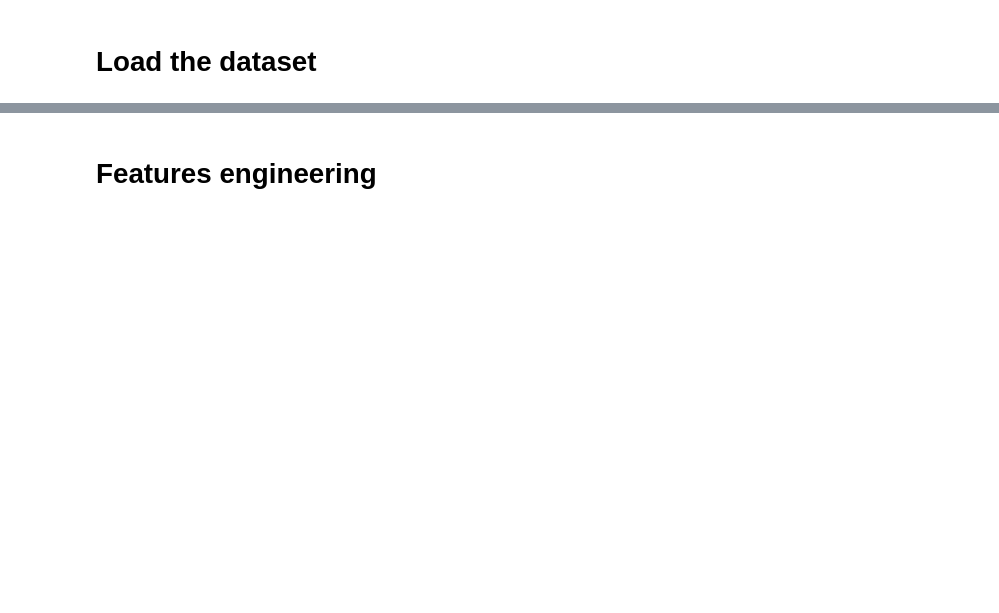
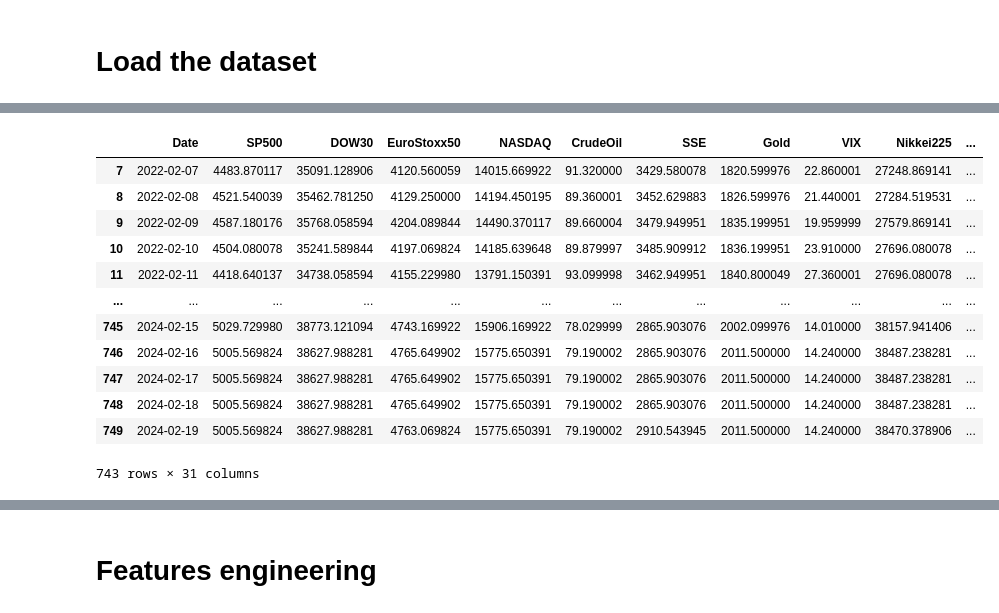
Before and after one commit to SkyTong/DS440, a Jupyter notebook: Expr17_LSTM_1D_CNN.ipynb, the cells around one changed output, grey strips where cells are left out. Saved outputs shown, nothing was run; the diff lists cells and outputs as text; code cells hidden in the pictures; blank space fills up the shorter version.

```diff
--- a/Expr17_LSTM_1D_CNN.ipynb
+++ b/Expr17_LSTM_1D_CNN.ipynb
@@ -40,0 +41,20 @@ org_df
+# %%
+
+org_df = org_df.drop(org_df.columns[0], axis=1)
+
+# Now org_df will have the first column removed
+org_df
+# %% [output]
+|  | Date | SP500 | DOW30 | EuroStoxx50 | NASDAQ | CrudeOil | SSE | Gold | VIX | Nikkei225 | ... |
+| 7 | 2022-02-07 | 4483.870117 | 35091.128906 | 4120.560059 | 14015.669922 | 91.320000 | 3429.580078 | 1820.599976 | 22.860001 | 27248.869141 | ... |
+| 8 | 2022-02-08 | 4521.540039 | 35462.781250 | 4129.250000 | 14194.450195 | 89.360001 | 3452.629883 | 1826.599976 | 21.440001 | 27284.519531 | ... |
+| 9 | 2022-02-09 | 4587.180176 | 35768.058594 | 4204.089844 | 14490.370117 | 89.660004 | 3479.949951 | 1835.199951 | 19.959999 | 27579.869141 | ... |
+| 10 | 2022-02-10 | 4504.080078 | 35241.589844 | 4197.069824 | 14185.639648 | 89.879997 | 3485.909912 | 1836.199951 | 23.910000 | 27696.080078 | ... |
+| 11 | 2022-02-11 | 4418.640137 | 34738.058594 | 4155.229980 | 13791.150391 | 93.099998 | 3462.949951 | 1840.800049 | 27.360001 | 27696.080078 | ... |
+| ... | ... | ... | ... | ... | ... | ... | ... | ... | ... | ... | ... |
+| 745 | 2024-02-15 | 5029.729980 | 38773.121094 | 4743.169922 | 15906.169922 | 78.029999 | 2865.903076 | 2002.099976 | 14.010000 | 38157.941406 | ... |
+| 746 | 2024-02-16 | 5005.569824 | 38627.988281 | 4765.649902 | 15775.650391 | 79.190002 | 2865.903076 | 2011.500000 | 14.240000 | 38487.238281 | ... |
+| 747 | 2024-02-17 | 5005.569824 | 38627.988281 | 4765.649902 | 15775.650391 | 79.190002 | 2865.903076 | 2011.500000 | 14.240000 | 38487.238281 | ... |
+| 748 | 2024-02-18 | 5005.569824 | 38627.988281 | 4765.649902 | 15775.650391 | 79.190002 | 2865.903076 | 2011.500000 | 14.240000 | 38487.238281 | ... |
+| 749 | 2024-02-19 | 5005.569824 | 38627.988281 | 4763.069824 | 15775.650391 | 79.190002 | 2910.543945 | 2011.500000 | 14.240000 | 38470.378906 | ... |
+743 rows × 31 columns
```
Also changed, not shown: parts of 17 cells of this notebook.
